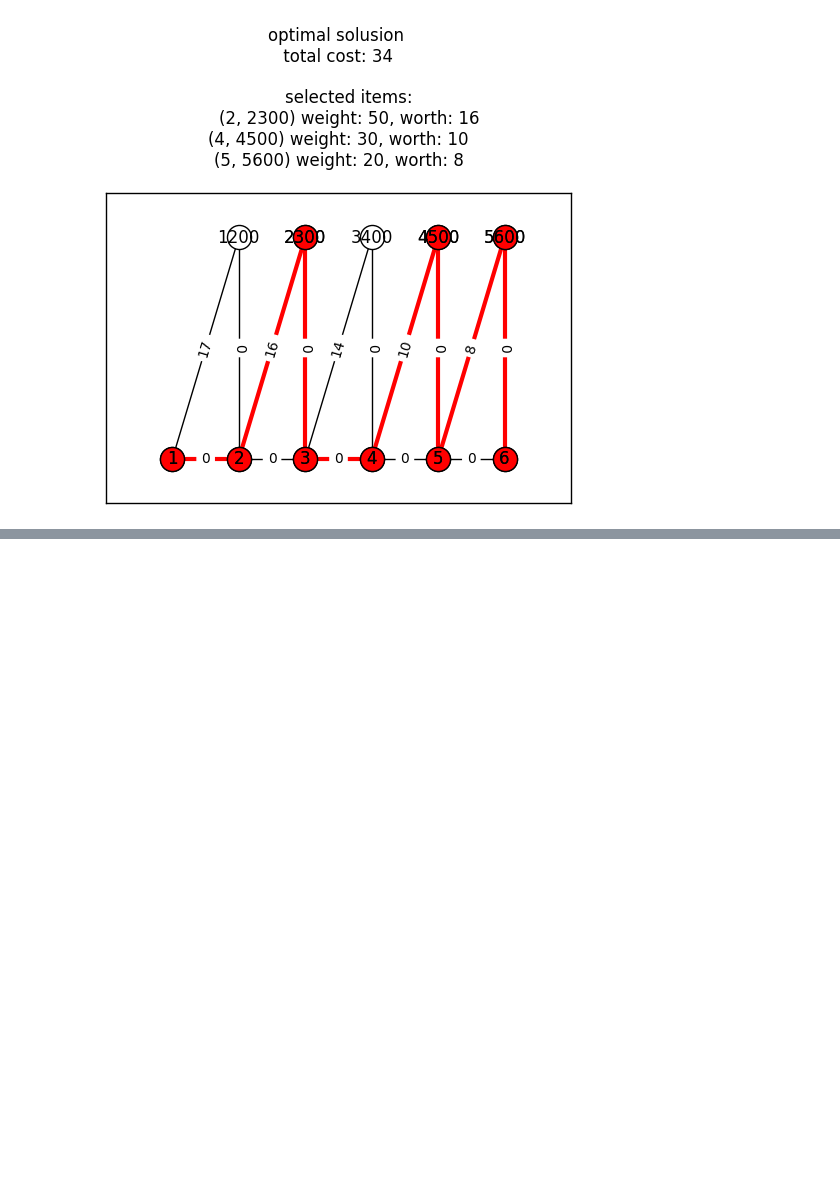
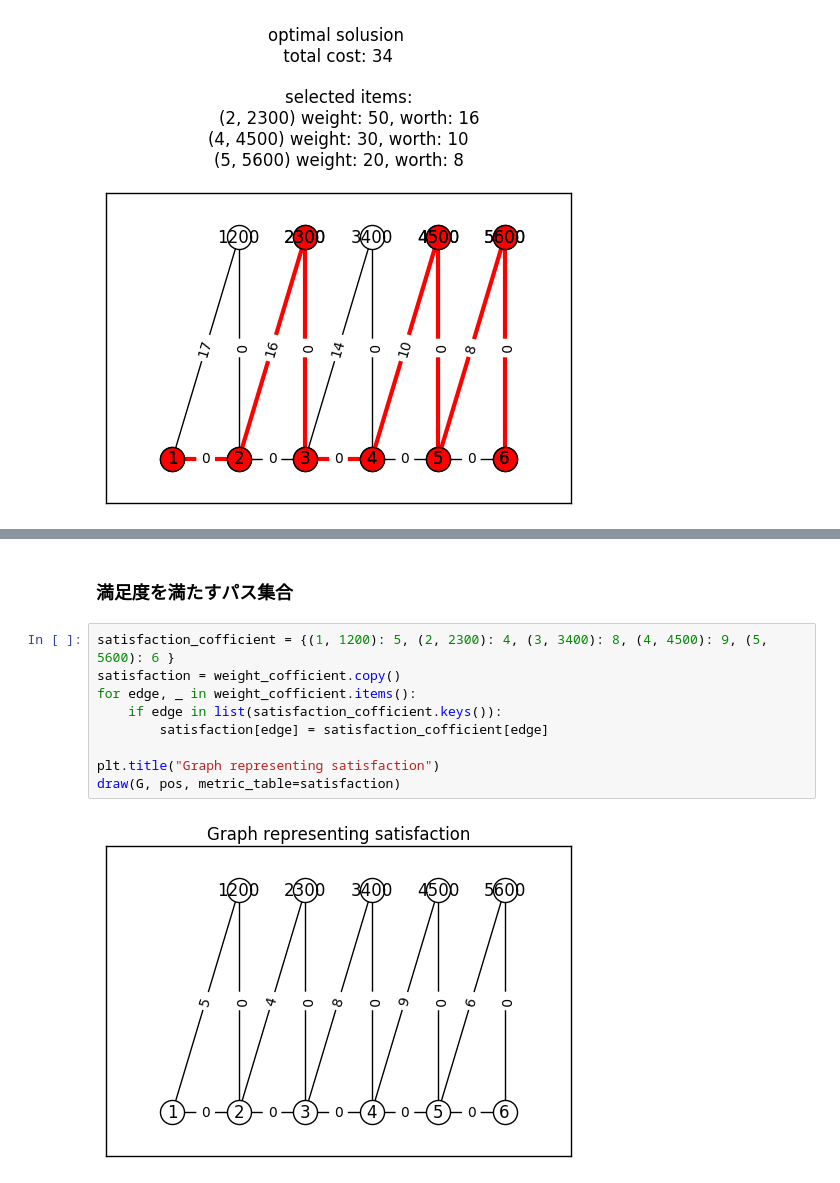
Before and after one commit to N0nki/01knap_sack_graph, a Jupyter notebook: 01knap_sack.ipynb, the cells around one changed output, grey strips where cells are left out. Cells and saved outputs as stored; diff of their text form; blank space fills up the shorter version.

```diff
--- a/01knap_sack.ipynb
+++ b/01knap_sack.ipynb
@@ -262,0 +292,13 @@ draw(G, pos, subgraph=maximazed_path, metric_table=objective_func)
+# %% [markdown]
+### 満足度を満たすパス集合
+# %%
+satisfaction_cofficient = {(1, 1200): 5, (2, 2300): 4, (3, 3400): 8, (4, 4500): 9, (5, 5600): 6 }
+satisfaction = weight_cofficient.copy()
+for edge, _ in weight_cofficient.items():
+    if edge in list(satisfaction_cofficient.keys()):
+        satisfaction[edge] = satisfaction_cofficient[edge]
+
+plt.title("Graph representing satisfaction")
+draw(G, pos, metric_table=satisfaction)
+# %% [output]
+[figure, added]
```
Also changed, not shown: parts of 14 cells of this notebook.
